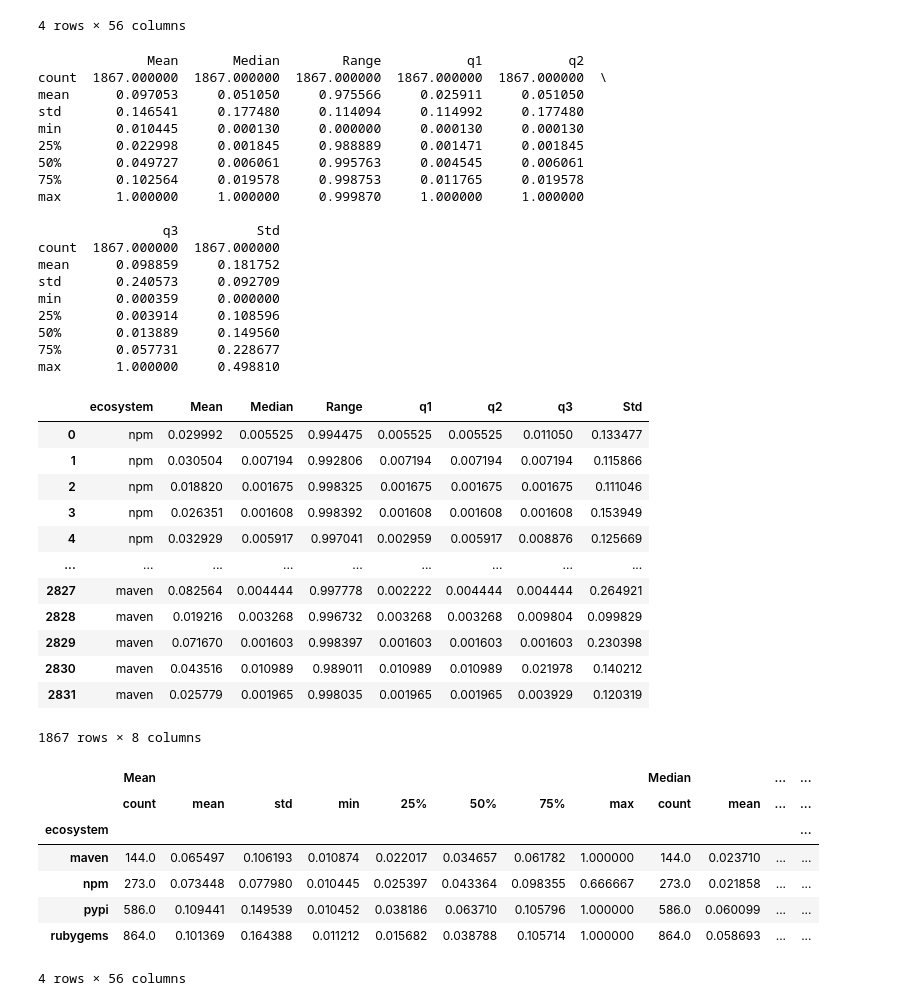
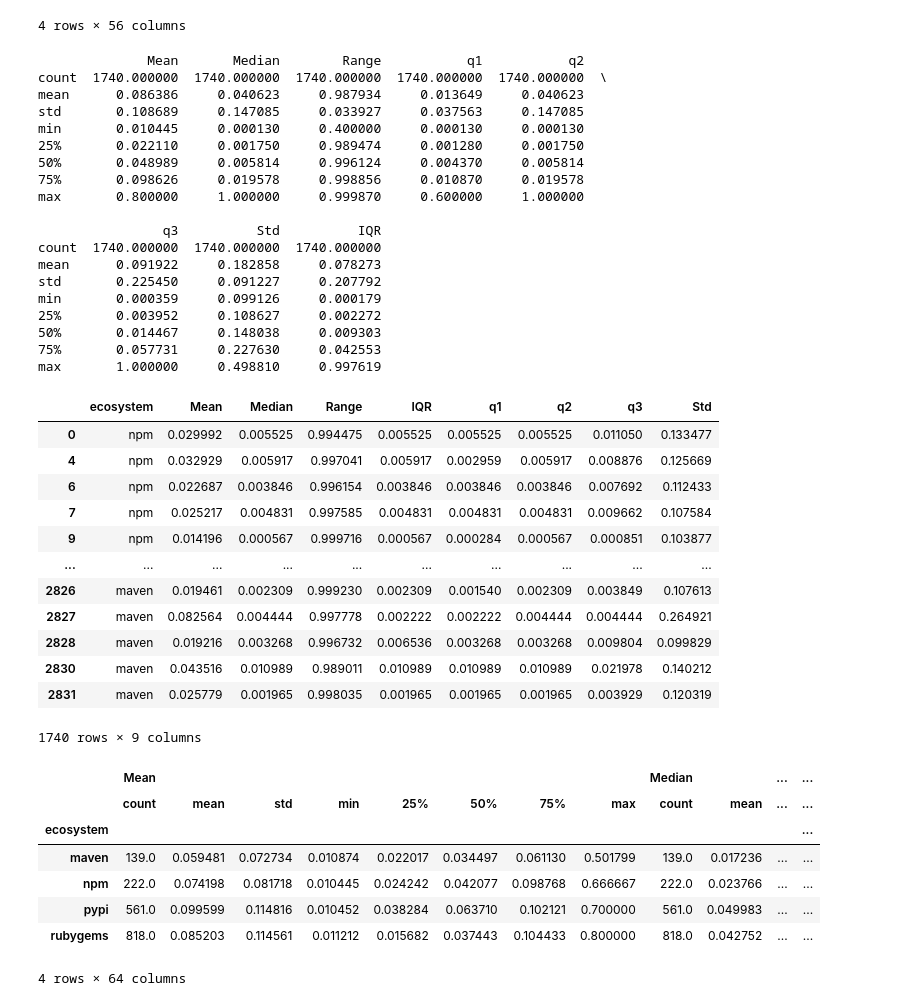
Before and after one commit to sauravgupta2800/Open-source-community-health, a Jupyter notebook: community_participation.ipynb, the cells around one changed output. Cells and saved outputs as stored; diff of their text form; code cells hidden in the pictures.

```diff
--- a/community_participation.ipynb
+++ b/community_participation.ipynb
@@ -26,51 +29,52 @@ df.groupby('ecosystem').describe()
 | rubygems | 872.0 | 0.100439 | 0.163916 | 0.0 | 0.015682 | 0.038275 | 0.105714 | 1.000000 | 872.0 | 0.058155 | ... | ... |
 4 rows × 56 columns
 # %%
-filtered_df = df[df['Mean'] > 0]
+df['IQR'] = df['q3'] - df['q1']
+filtered_df = df[df['IQR'] > 0]
 print(filtered_df.describe())
-filtered_df = filtered_df.loc[:, ['ecosystem', 'Mean', 'Median', 'Range', 'q1', 'q2', 'q3', 'Std']]
+filtered_df = filtered_df.loc[:, ['ecosystem', 'Mean', 'Median', 'Range', 'IQR', 'q1', 'q2', 'q3', 'Std']]
 filtered_df
 # %% [output]
               Mean       Median        Range           q1           q2
-count  1867.000000  1867.000000  1867.000000  1867.000000  1867.000000  \
-mean      0.097053     0.051050     0.975566     0.025911     0.051050
-std       0.146541     0.177480     0.114094     0.114992     0.177480
-min       0.010445     0.000130     0.000000     0.000130     0.000130
-25%       0.022998     0.001845     0.988889     0.001471     0.001845
-50%       0.049727     0.006061     0.995763     0.004545     0.006061
-75%       0.102564     0.019578     0.998753     0.011765     0.019578
-max       1.000000     1.000000     0.999870     1.000000     1.000000
+count  1740.000000  1740.000000  1740.000000  1740.000000  1740.000000  \
+mean      0.086386     0.040623     0.987934     0.013649     0.040623
+std       0.108689     0.147085     0.033927     0.037563     0.147085
+min       0.010445     0.000130     0.400000     0.000130     0.000130
+25%       0.022110     0.001750     0.989474     0.001280     0.001750
+50%       0.048989     0.005814     0.996124     0.004370     0.005814
+75%       0.098626     0.019578     0.998856     0.010870     0.019578
+max       0.800000     1.000000     0.999870     0.600000     1.000000
 
-                q3          Std
-count  1867.000000  1867.000000
-mean      0.098859     0.181752
-std       0.240573     0.092709
-min       0.000359     0.000000
-25%       0.003914     0.108596
-50%       0.013889     0.149560
-75%       0.057731     0.228677
-max       1.000000     0.498810
+                q3          Std          IQR
+count  1740.000000  1740.000000  1740.000000
+mean      0.091922     0.182858     0.078273
+std       0.225450     0.091227     0.207792
+min       0.000359     0.099126     0.000179
+25%       0.003952     0.108627     0.002272
+50%       0.014467     0.148038     0.009303
+75%       0.057731     0.227630     0.042553
+max       1.000000     0.498810     0.997619
-|  | ecosystem | Mean | Median | Range | q1 | q2 | q3 | Std |
-| 0 | npm | 0.029992 | 0.005525 | 0.994475 | 0.005525 | 0.005525 | 0.011050 | 0.133477 |
-| 1 | npm | 0.030504 | 0.007194 | 0.992806 | 0.007194 | 0.007194 | 0.007194 | 0.115866 |
-| 2 | npm | 0.018820 | 0.001675 | 0.998325 | 0.001675 | 0.001675 | 0.001675 | 0.111046 |
-| 3 | npm | 0.026351 | 0.001608 | 0.998392 | 0.001608 | 0.001608 | 0.001608 | 0.153949 |
-| 4 | npm | 0.032929 | 0.005917 | 0.997041 | 0.002959 | 0.005917 | 0.008876 | 0.125669 |
-| ... | ... | ... | ... | ... | ... | ... | ... | ... |
-| 2827 | maven | 0.082564 | 0.004444 | 0.997778 | 0.002222 | 0.004444 | 0.004444 | 0.264921 |
-| 2828 | maven | 0.019216 | 0.003268 | 0.996732 | 0.003268 | 0.003268 | 0.009804 | 0.099829 |
-| 2829 | maven | 0.071670 | 0.001603 | 0.998397 | 0.001603 | 0.001603 | 0.001603 | 0.230398 |
-| 2830 | maven | 0.043516 | 0.010989 | 0.989011 | 0.010989 | 0.010989 | 0.021978 | 0.140212 |
-| 2831 | maven | 0.025779 | 0.001965 | 0.998035 | 0.001965 | 0.001965 | 0.003929 | 0.120319 |
+|  | ecosystem | Mean | Median | Range | IQR | q1 | q2 | q3 | Std |
+| 0 | npm | 0.029992 | 0.005525 | 0.994475 | 0.005525 | 0.005525 | 0.005525 | 0.011050 | 0.133477 |
+| 4 | npm | 0.032929 | 0.005917 | 0.997041 | 0.005917 | 0.002959 | 0.005917 | 0.008876 | 0.125669 |
+| 6 | npm | 0.022687 | 0.003846 | 0.996154 | 0.003846 | 0.003846 | 0.003846 | 0.007692 | 0.112433 |
+| 7 | npm | 0.025217 | 0.004831 | 0.997585 | 0.004831 | 0.004831 | 0.004831 | 0.009662 | 0.107584 |
+| 9 | npm | 0.014196 | 0.000567 | 0.999716 | 0.000567 | 0.000284 | 0.000567 | 0.000851 | 0.103877 |
+| ... | ... | ... | ... | ... | ... | ... | ... | ... | ... |
+| 2826 | maven | 0.019461 | 0.002309 | 0.999230 | 0.002309 | 0.001540 | 0.002309 | 0.003849 | 0.107613 |
+| 2827 | maven | 0.082564 | 0.004444 | 0.997778 | 0.002222 | 0.002222 | 0.004444 | 0.004444 | 0.264921 |
+| 2828 | maven | 0.019216 | 0.003268 | 0.996732 | 0.006536 | 0.003268 | 0.003268 | 0.009804 | 0.099829 |
+| 2830 | maven | 0.043516 | 0.010989 | 0.989011 | 0.010989 | 0.010989 | 0.010989 | 0.021978 | 0.140212 |
+| 2831 | maven | 0.025779 | 0.001965 | 0.998035 | 0.001965 | 0.001965 | 0.001965 | 0.003929 | 0.120319 |
-1867 rows × 8 columns
+1740 rows × 9 columns
 # %%
 filtered_df.groupby('ecosystem').describe()
 # %% [output]
 |  | Mean |  |  |  |  |  |  |  | Median |  | ... | ... |
 |  | count | mean | std | min | 25% | 50% | 75% | max | count | mean | ... | ... |
 | ecosystem |  |  |  |  |  |  |  |  |  |  |  | ... |
-| maven | 144.0 | 0.065497 | 0.106193 | 0.010874 | 0.022017 | 0.034657 | 0.061782 | 1.000000 | 144.0 | 0.023710 | ... | ... |
-| npm | 273.0 | 0.073448 | 0.077980 | 0.010445 | 0.025397 | 0.043364 | 0.098355 | 0.666667 | 273.0 | 0.021858 | ... | ... |
-| pypi | 586.0 | 0.109441 | 0.149539 | 0.010452 | 0.038186 | 0.063710 | 0.105796 | 1.000000 | 586.0 | 0.060099 | ... | ... |
-| rubygems | 864.0 | 0.101369 | 0.164388 | 0.011212 | 0.015682 | 0.038788 | 0.105714 | 1.000000 | 864.0 | 0.058693 | ... | ... |
+| maven | 139.0 | 0.059481 | 0.072734 | 0.010874 | 0.022017 | 0.034497 | 0.061130 | 0.501799 | 139.0 | 0.017236 | ... | ... |
+| npm | 222.0 | 0.074198 | 0.081718 | 0.010445 | 0.024242 | 0.042077 | 0.098768 | 0.666667 | 222.0 | 0.023766 | ... | ... |
+| pypi | 561.0 | 0.099599 | 0.114816 | 0.010452 | 0.038284 | 0.063710 | 0.102121 | 0.700000 | 561.0 | 0.049983 | ... | ... |
+| rubygems | 818.0 | 0.085203 | 0.114561 | 0.011212 | 0.015682 | 0.037443 | 0.104433 | 0.800000 | 818.0 | 0.042752 | ... | ... |
-4 rows × 56 columns
+4 rows × 64 columns
```
Also changed, not shown: parts of 8 cells of this notebook, 2 other files.
